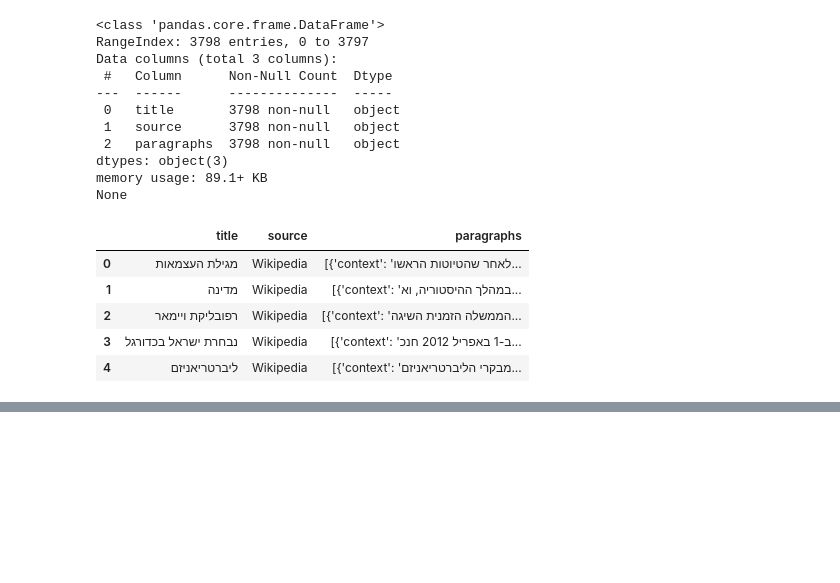
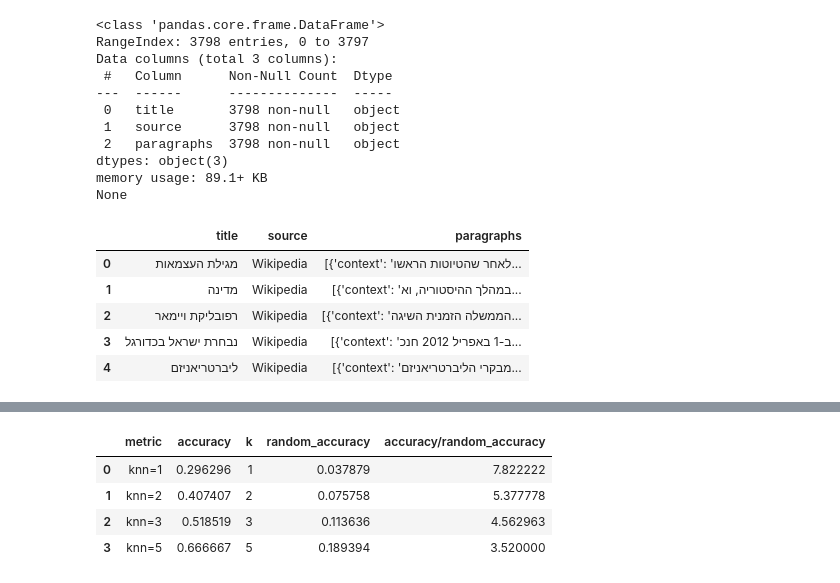
Before and after one commit to yonatanlou/RabbinicWisdomAI, a Jupyter notebook: clip.ipynb, the cells around one changed output, grey strips where cells are left out. Saved outputs shown, nothing was run; the diff lists cells and outputs as text; code cells hidden in the pictures; blank space fills up the shorter version.

```diff
--- a/clip.ipynb
+++ b/clip.ipynb
@@ -689,7 +624,13 @@ Passing `palette` without assigning `hue` is deprecated and will be removed in v
 # %%
-# s = plot_df.groupby("metric")["accuracy"].median().to_frame().reset_index()
-# s["k"] = s["metric"].str.split("=").str[1]
-# s["k"] = s["k"].astype(int)
-# s["random_accuracy"] = s["k"] / 27
-# s["accuracy/random_accuracy"] = s["accuracy"] / s["random_accuracy"]
-# s.to_clipboard()
+accuracies = plot_df.groupby("metric")["accuracy"].median().to_frame().reset_index()
+accuracies["k"] = accuracies["metric"].str.split("=").str[1]
+accuracies["k"] = accuracies["k"].astype(int)
+accuracies["random_accuracy"] = accuracies["k"] / (df.shape[0] * 0.2)
+accuracies["accuracy/random_accuracy"] = accuracies["accuracy"] / accuracies["random_accuracy"]
+accuracies
+# %% [output]
+|  | metric | accuracy | k | random_accuracy | accuracy/random_accuracy |
+| 0 | knn=1 | 0.296296 | 1 | 0.037879 | 7.822222 |
+| 1 | knn=2 | 0.407407 | 2 | 0.075758 | 5.377778 |
+| 2 | knn=3 | 0.518519 | 3 | 0.113636 | 4.562963 |
+| 3 | knn=5 | 0.666667 | 5 | 0.189394 | 3.520000 |
```
Also changed, not shown: parts of 16 cells of this notebook, 4 other files.
